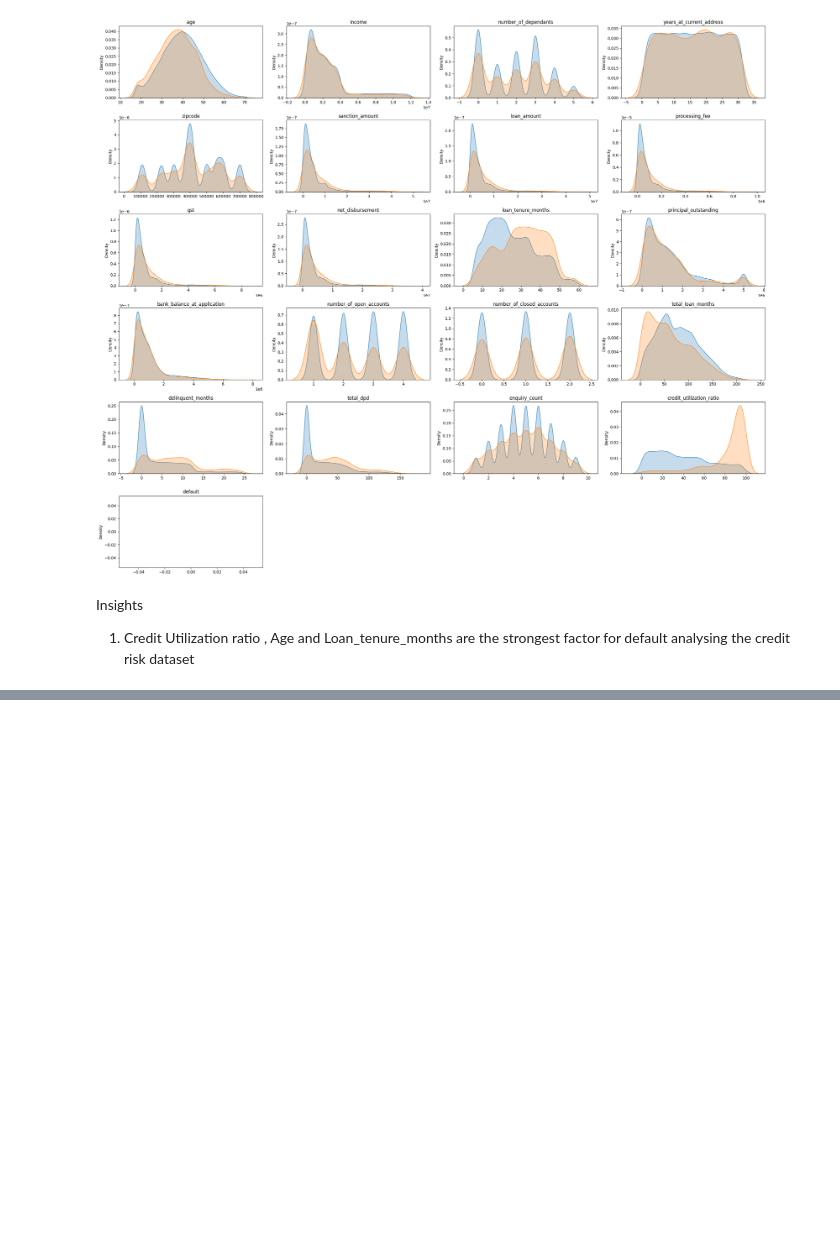
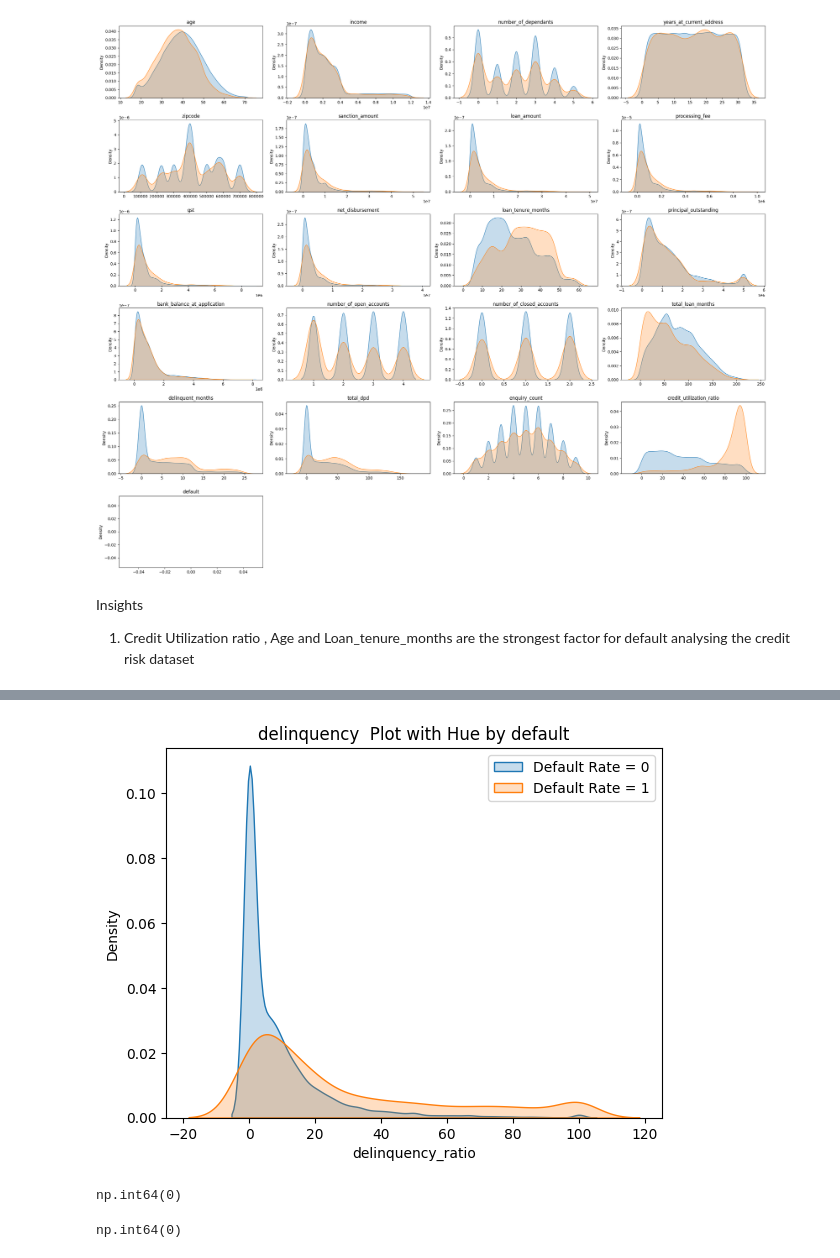
Before and after one commit to praghi/Credit_Risk_Modelling_Prediction, a Jupyter notebook: creditriskprediction.ipynb, the cells around one changed output, grey strips where cells are left out. Saved outputs shown, nothing was run; the diff lists cells and outputs as text; code cells hidden in the pictures; blank space fills up the shorter version.

```diff
--- a/creditriskprediction.ipynb
+++ b/creditriskprediction.ipynb
@@ -413,0 +453,5 @@ Insights
+# %%
+# Calcuate Delinquency ration per based on delinquent months and total_loan_months
+
+df_train_1['delinquency_ratio'] = (df_train_1['delinquent_months']*100/df_train_1['total_loan_months'])
+df_train_1[['delinquent_months','total_loan_months', 'delinquency_ratio']].head(5)
@@ -413,0 +475,30 @@ Insights
+# %%
+# Plot Kde plot for Delinquent months
+
+sns.kdeplot(df_train_1[df_train_1['default']==0]['delinquency_ratio'], fill=True, label='Default Rate = 0')
+sns.kdeplot(df_train_1[df_train_1['default']==1]['delinquency_ratio'], fill=True, label='Default Rate = 1')
+plt.title(f"delinquency  Plot with Hue by default")
+plt.legend()
+plt.show()
+# %% [output]
+[figure, added]
+# %%
+# Calculate Average Delinquency Ratio
+
+df_train_1['avg_dpd_per_delinquency'] = np.where(
+    df_train_1['delinquent_months']!=0,
+    (df_train_1['total_dpd']/df_train_1['delinquent_months']).round(1),
+    0
+)
+df_train_1['avg_dpd_per_delinquency'].isna().sum()
+# %% [output]
+np.int64(0)
+# %%
+df_test_1['avg_dpd_per_delinquency'] = np.where(
+    df_test_1['delinquent_months']!=0,
+    (df_test_1['total_dpd']/df_test_1['delinquent_months']).round(1),
+    0
+)
+df_test_1['avg_dpd_per_delinquency'].isna().sum()
+# %% [output]
+np.int64(0)
```
Also changed, not shown: parts of 37 cells of this notebook.
